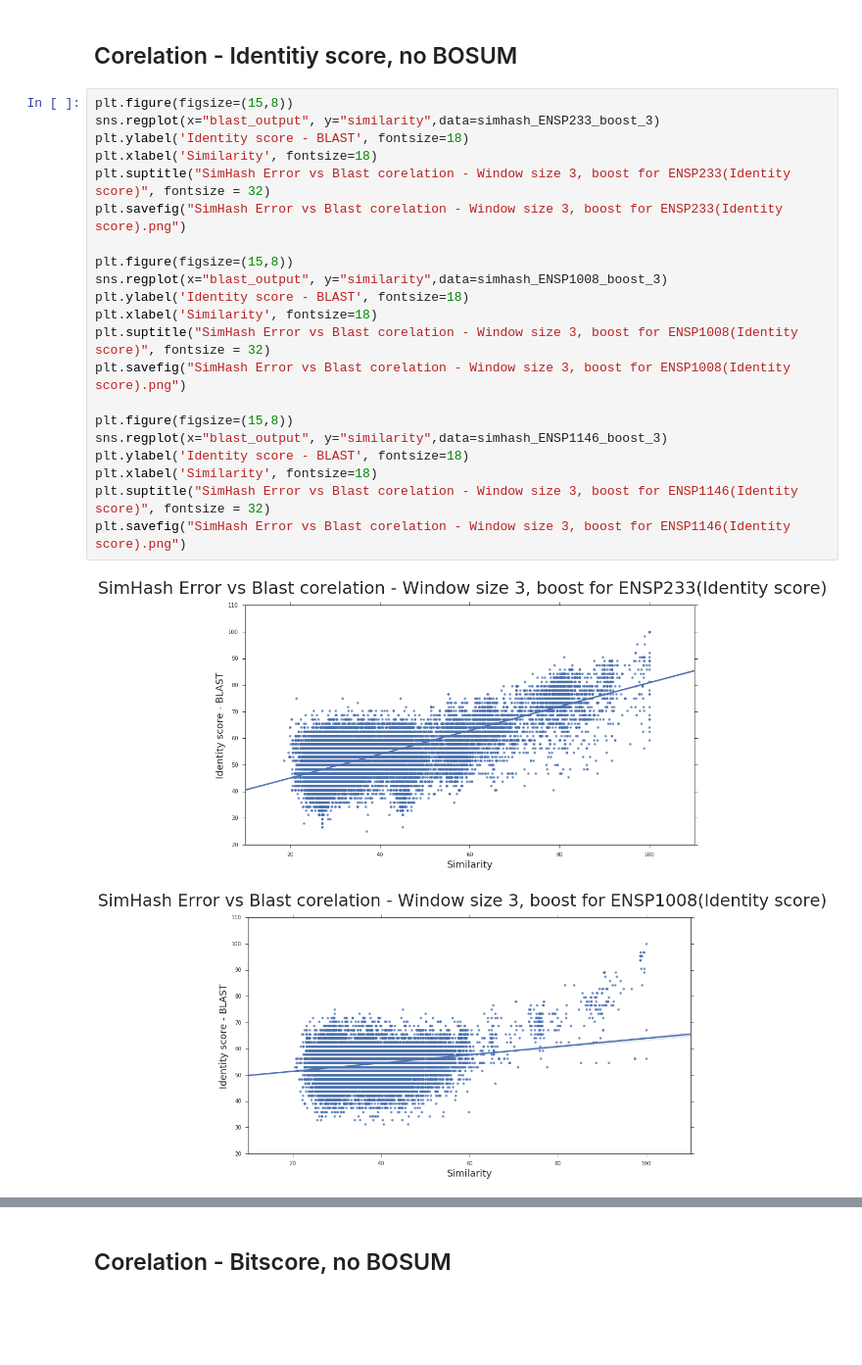
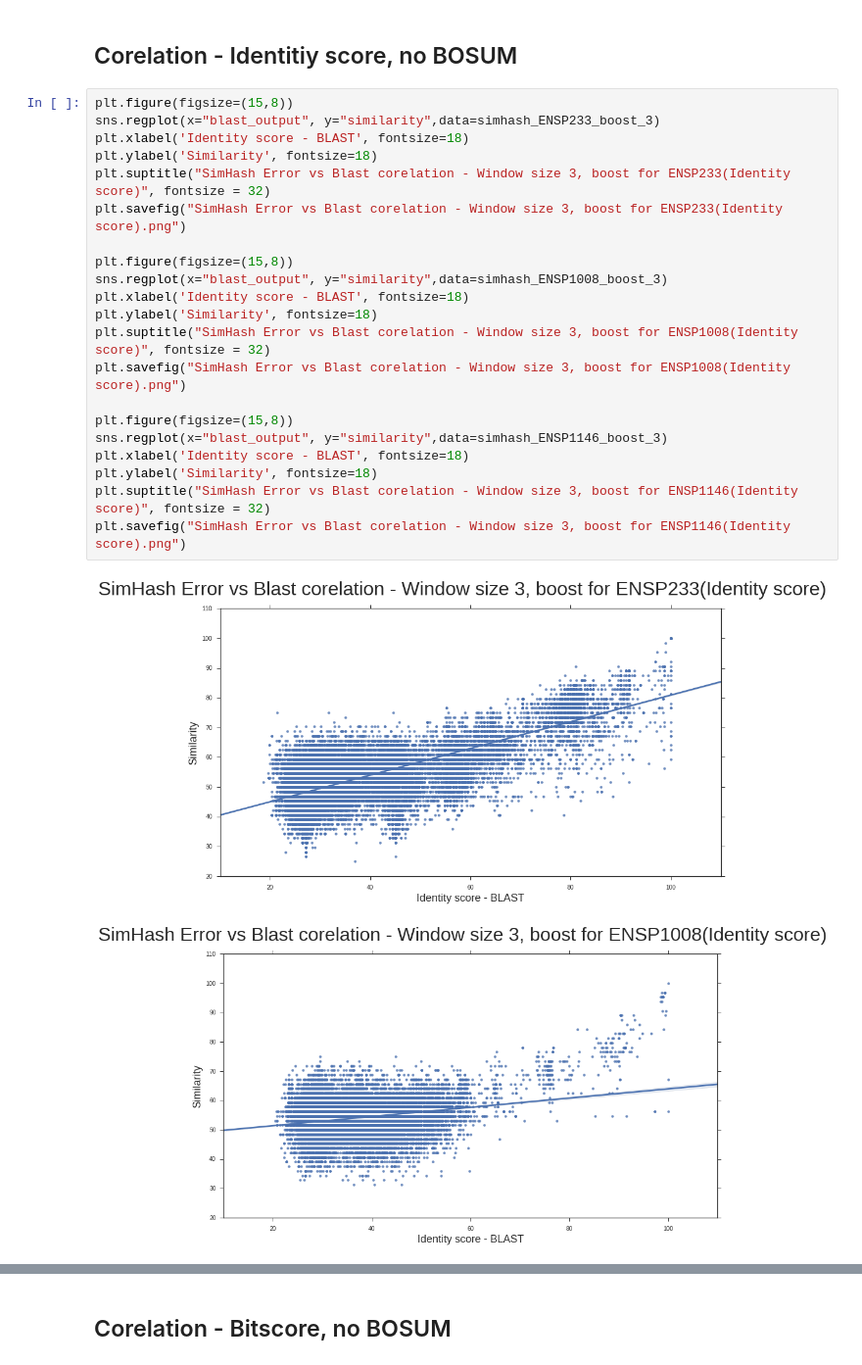
Before and after one commit to Weenkus/Phylo-research, a Jupyter notebook: results_simHash/blast_comparison/SimHash vs Blast performance.ipynb, the cells around one changed output, grey strips where cells are left out. Shown at 98% size. Cells and saved outputs as stored; diff of their text form; blank space fills up the shorter version.

```diff
--- a/results_simHash/blast_comparison/SimHash vs Blast performance.ipynb
+++ b/results_simHash/blast_comparison/SimHash vs Blast performance.ipynb
@@ -172,24 +172,24 @@ plt.savefig("SimHash Error vs Blast - Window size 3 with different hash function
 # %%
 plt.figure(figsize=(15,8))
 sns.regplot(x="blast_output", y="similarity",data=simhash_ENSP233_boost_3)
-plt.ylabel('Identity score - BLAST', fontsize=18)
-plt.xlabel('Similarity', fontsize=18)
+plt.xlabel('Identity score - BLAST', fontsize=18)
+plt.ylabel('Similarity', fontsize=18)
 plt.suptitle("SimHash Error vs Blast corelation - Window size 3, boost for ENSP233(Identity score)", fontsize = 32)
 plt.savefig("SimHash Error vs Blast corelation - Window size 3, boost for ENSP233(Identity score).png")
 
 plt.figure(figsize=(15,8))
 sns.regplot(x="blast_output", y="similarity",data=simhash_ENSP1008_boost_3)
-plt.ylabel('Identity score - BLAST', fontsize=18)
-plt.xlabel('Similarity', fontsize=18)
+plt.xlabel('Identity score - BLAST', fontsize=18)
+plt.ylabel('Similarity', fontsize=18)
 plt.suptitle("SimHash Error vs Blast corelation - Window size 3, boost for ENSP1008(Identity score)", fontsize = 32)
 plt.savefig("SimHash Error vs Blast corelation - Window size 3, boost for ENSP1008(Identity score).png")
 
 plt.figure(figsize=(15,8))
 sns.regplot(x="blast_output", y="similarity",data=simhash_ENSP1146_boost_3)
-plt.ylabel('Identity score - BLAST', fontsize=18)
-plt.xlabel('Similarity', fontsize=18)
+plt.xlabel('Identity score - BLAST', fontsize=18)
+plt.ylabel('Similarity', fontsize=18)
 plt.suptitle("SimHash Error vs Blast corelation - Window size 3, boost for ENSP1146(Identity score)", fontsize = 32)
 plt.savefig("SimHash Error vs Blast corelation - Window size 3, boost for ENSP1146(Identity score).png")
 # %% [output]
-[figure, old version]
+[figure, new version]
-[figure, old version]
+[figure, new version]
```
Also changed, not shown: parts of 12 cells of this notebook, 21 other files.
